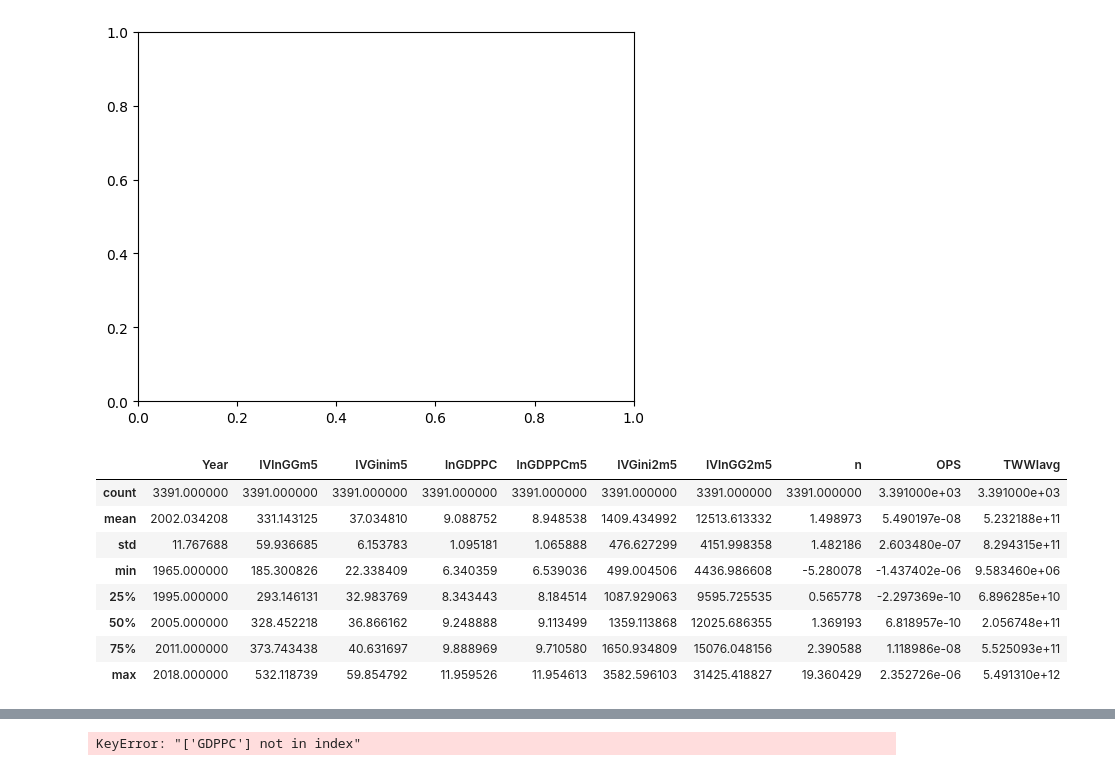
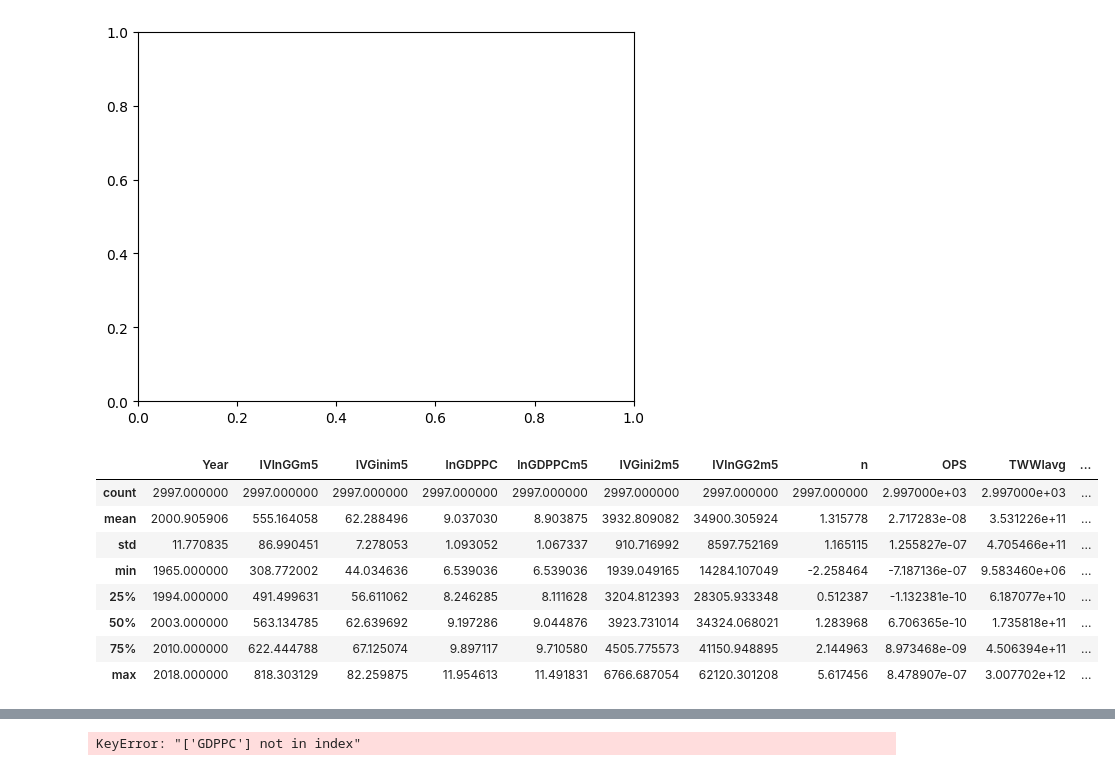
Before and after one commit to JTayMilli/GonGrowth, a Jupyter notebook: Data Processing.ipynb, the cells around one changed output, grey strips where cells are left out. Cells and saved outputs as stored; diff of their text form; code cells hidden in the pictures.

```diff
--- a/Data Processing.ipynb
+++ b/Data Processing.ipynb
@@ -175,7 +158,7 @@ tfp_gini
 # %%
 ### Choosing Measure of gini
 tfp_gini['WIID'] = tfp_gini['Gini']
-tfp_gini['Gini'] = tfp_gini['gini_mkt']
+tfp_gini['Gini'] = tfp_gini['gini_disp']
 # %%
 """
 ## IV
@@ -297,8 +280,15 @@ GDPpc_Data = (pd.read_excel("mpd2020.xlsx", sheet_name = "Full data")
                 .drop(columns = ["countrycode"])
                 .rename(columns = {"gdppc" : "GDPPC", "country" : "Country", "year" : "Year"})
                 .replace({'United States' : 'USA'}))
-#GDPpc_Data.head()
 GDPpc_Data['GDP'] = GDPpc_Data['GDPPC'] * GDPpc_Data['pop']
+
+##ONLY if using relative GDPPC###
+"""
+GDPpc_Data['gdppc'] = GDPpc_Data['GDPPC']
+GDPpc_Data['GDPPC']  = GDPpc_Data['GDPPC'] / GDPpc_Data.groupby(['Year'])['GDPPC'].transform('max')
+"""
+###___________________________________________
+
 GDPpc_Data["Country"] = cc.convert(names = GDPpc_Data['Country'], to = "name_short")
 TGall = tfp_gini.merge(GDPpc_Data, on = ['Country', 'Year'], how = 'outer')
 
@@ -434,21 +444,27 @@ TGall = TGall.merge(OPS, on= ['Year','Country'], how = "left")
 ## IV
 TGall = TGall[TGall.Year >= 1960] # remove years before 1960
 TGall['Gini'] = TGall['Gini'].replace(0, np.nan)
+X = TGall[["TWWI", "Gini", "OilWP", "lnGDPPC"]].replace(0, np.nan).dropna(axis=0)
+X = X[(np.abs(stats.zscore(X.drop(columns = ["Year", "Country"]))) < 3).all(axis=1)]
 X['B0'] = 1
-X = TGall[["TWWI", "Gini", "OilWP", "lnGDPPC", "B0"]].dropna(axis=0)
 model = linear_model.LinearRegression()
-reg = model.fit(X[['TWWI', 'OilWP', 'lnGDPPC']], X['Gini'])
+reg = model.fit(X[['TWWI', 'OilWP', 'lnGDPPC', 'B0']], X['Gini'])
 print(model.coef_[2])
 ## the beta on gdppc is 100 times higher with the other variables included
 
 #TGall['predIVGini'] = reg.predict(TGall['lnGDPPC'].values.reshape(-1, 1))
 TGall['IVGini'] = TGall['Gini'] - TGall['lnGDPPC'].mul(model.coef_[2])
 #TGall['IVGini'] = TGall['Gini'] - TGall['predIVGini']
+
 TGall['IVGini'] = TGall['IVGini'].replace(0, np.nan)
 TGall['IVGinim5'] = TGall["IVGini"].shift(5)
+
 TGall["IVlnGG"] = TGall["lnGDPPC"].mul(TGall['IVGini'])
 TGall["IVlnGGm5"] = TGall["IVlnGG"].shift(5)
 
 TGall['IVGini2m5'] = TGall['IVGinim5'].mul(TGall['IVGinim5'])
 TGall['IVlnGG2m5'] = TGall['IVGini2m5'].mul(TGall['lnGDPPCm5'])
+
+TGall['IVGini3m5'] = TGall['IVGinim5'].mul(TGall['IVGinim5']).mul(TGall['IVGinim5'])
+TGall['IVlnGG3m5'] = TGall['IVGini2m5'].mul(TGall['lnGDPPCm5']).mul(TGall['IVGinim5'])
 # %% [output]
@@ -806,14 +823,15 @@ X = TGall[["Year", "Country", "IVlnGGm5","IVGinim5", "lnGDPPC", "lnGDPPCm5", 'IV
 X.to_csv("tansferdata.csv")
 # %%
-X = TGall[["Year", "Country", "IVlnGGm5","IVGinim5", "lnGDPPC", "lnGDPPCm5", 'IVGini2m5', 'IVlnGG2m5', "n", "OPS", "TWWIavg"]].replace(0,np.nan).dropna()
+X = TGall[["Year", "Country", "IVlnGGm5","IVGinim5", "lnGDPPC", "lnGDPPCm5", 'IVGini2m5', 'IVlnGG2m5', "n", "OPS", "TWWIavg", 'abs_red']].replace(0,np.nan).dropna()
+X = X[(np.abs(stats.zscore(X.drop(columns = ["Year", "Country"]))) < 3).all(axis=1)]
 X.describe()
 # %% [output]
-|  | Year | IVlnGGm5 | IVGinim5 | lnGDPPC | lnGDPPCm5 | IVGini2m5 | IVlnGG2m5 | n | OPS | TWWIavg |
-| count | 3391.000000 | 3391.000000 | 3391.000000 | 3391.000000 | 3391.000000 | 3391.000000 | 3391.000000 | 3391.000000 | 3.391000e+03 | 3.391000e+03 |
-| mean | 2002.034208 | 331.143125 | 37.034810 | 9.088752 | 8.948538 | 1409.434992 | 12513.613332 | 1.498973 | 5.490197e-08 | 5.232188e+11 |
-| std | 11.767688 | 59.936685 | 6.153783 | 1.095181 | 1.065888 | 476.627299 | 4151.998358 | 1.482186 | 2.603480e-07 | 8.294315e+11 |
-| min | 1965.000000 | 185.300826 | 22.338409 | 6.340359 | 6.539036 | 499.004506 | 4436.986608 | -5.280078 | -1.437402e-06 | 9.583460e+06 |
-| 25% | 1995.000000 | 293.146131 | 32.983769 | 8.343443 | 8.184514 | 1087.929063 | 9595.725535 | 0.565778 | -2.297369e-10 | 6.896285e+10 |
-| 50% | 2005.000000 | 328.452218 | 36.866162 | 9.248888 | 9.113499 | 1359.113868 | 12025.686355 | 1.369193 | 6.818957e-10 | 2.056748e+11 |
-| 75% | 2011.000000 | 373.743438 | 40.631697 | 9.888969 | 9.710580 | 1650.934809 | 15076.048156 | 2.390588 | 1.118986e-08 | 5.525093e+11 |
-| max | 2018.000000 | 532.118739 | 59.854792 | 11.959526 | 11.954613 | 3582.596103 | 31425.418827 | 19.360429 | 2.352726e-06 | 5.491310e+12 |
+|  | Year | IVlnGGm5 | IVGinim5 | lnGDPPC | lnGDPPCm5 | IVGini2m5 | IVlnGG2m5 | n | OPS | TWWIavg | ... |
+| count | 2997.000000 | 2997.000000 | 2997.000000 | 2997.000000 | 2997.000000 | 2997.000000 | 2997.000000 | 2997.000000 | 2.997000e+03 | 2.997000e+03 | ... |
+| mean | 2000.905906 | 555.164058 | 62.288496 | 9.037030 | 8.903875 | 3932.809082 | 34900.305924 | 1.315778 | 2.717283e-08 | 3.531226e+11 | ... |
+| std | 11.770835 | 86.990451 | 7.278053 | 1.093052 | 1.067337 | 910.716992 | 8597.752169 | 1.165115 | 1.255827e-07 | 4.705466e+11 | ... |
+| min | 1965.000000 | 308.772002 | 44.034636 | 6.539036 | 6.539036 | 1939.049165 | 14284.107049 | -2.258464 | -7.187136e-07 | 9.583460e+06 | ... |
+| 25% | 1994.000000 | 491.499631 | 56.611062 | 8.246285 | 8.111628 | 3204.812393 | 28305.933348 | 0.512387 | -1.132381e-10 | 6.187077e+10 | ... |
+| 50% | 2003.000000 | 563.134785 | 62.639692 | 9.197286 | 9.044876 | 3923.731014 | 34324.068021 | 1.283968 | 6.706365e-10 | 1.735818e+11 | ... |
+| 75% | 2010.000000 | 622.444788 | 67.125074 | 9.897117 | 9.710580 | 4505.775573 | 41150.948895 | 2.144963 | 8.973468e-09 | 4.506394e+11 | ... |
+| max | 2018.000000 | 818.303129 | 82.259875 | 11.954613 | 11.491831 | 6766.687054 | 62120.301208 | 5.617456 | 8.478907e-07 | 3.007702e+12 | ... |
```
Also changed, not shown: parts of 12 cells of this notebook, 2 other files.
